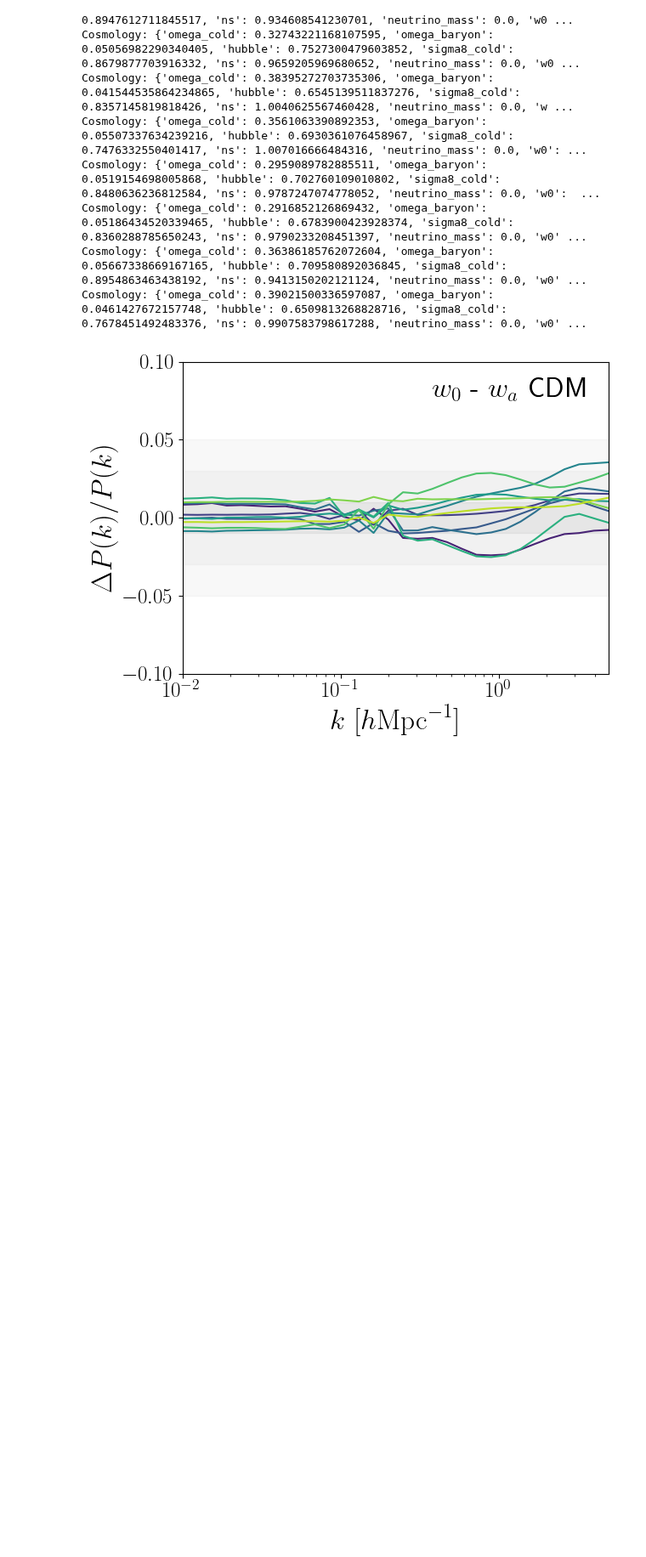
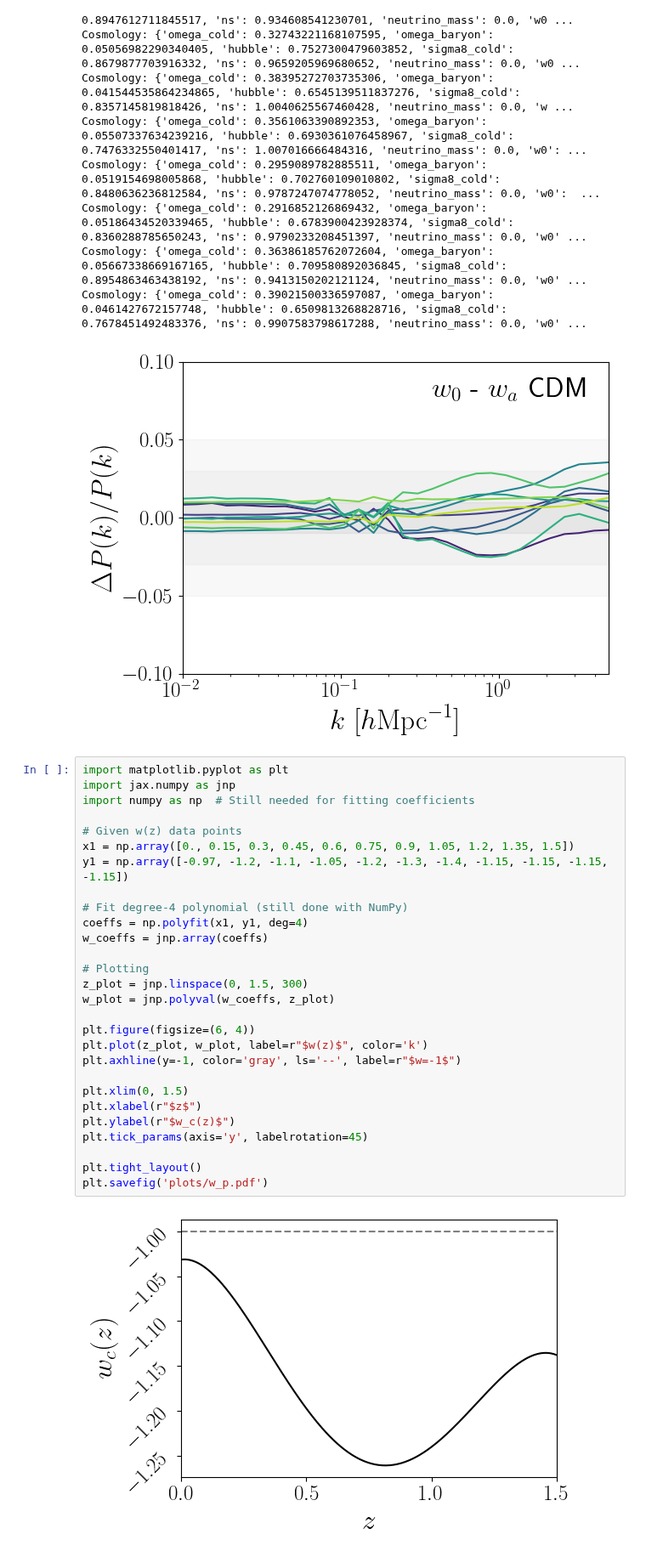
Before and after one commit to pltaylor16/odd_emu, a Jupyter notebook: bacco/results_bacco.ipynb, the cells around one changed output. Shown at 85% size. Cells and saved outputs as stored; diff of their text form; blank space fills up the shorter version.

```diff
--- a/bacco/results_bacco.ipynb
+++ b/bacco/results_bacco.ipynb
@@ -587,3 +588,33 @@ Cosmology: {'omega_cold': 0.2916852126869432, 'omega_baryon': 0.0518643452033946
 Cosmology: {'omega_cold': 0.36386185762072604, 'omega_baryon': 0.05667338669167165, 'hubble': 0.709580892036845, 'sigma8_cold': 0.8954863463438192, 'ns': 0.9413150202121124, 'neutrino_mass': 0.0, 'w0' ...
 Cosmology: {'omega_cold': 0.39021500336597087, 'omega_baryon': 0.0461427672157748, 'hubble': 0.6509813268828716, 'sigma8_cold': 0.7678451492483376, 'ns': 0.9907583798617288, 'neutrino_mass': 0.0, 'w0' ...
 [figure]
+# %%
+import matplotlib.pyplot as plt
+import jax.numpy as jnp
+import numpy as np  # Still needed for fitting coefficients
+
+# Given w(z) data points
+x1 = np.array([0., 0.15, 0.3, 0.45, 0.6, 0.75, 0.9, 1.05, 1.2, 1.35, 1.5])
+y1 = np.array([-0.97, -1.2, -1.1, -1.05, -1.2, -1.3, -1.4, -1.15, -1.15, -1.15, -1.15])
+
+# Fit degree-4 polynomial (still done with NumPy)
+coeffs = np.polyfit(x1, y1, deg=4)
+w_coeffs = jnp.array(coeffs)
+
+# Plotting
+z_plot = jnp.linspace(0, 1.5, 300)
+w_plot = jnp.polyval(w_coeffs, z_plot)
+
+plt.figure(figsize=(6, 4))
+plt.plot(z_plot, w_plot, label=r"$w(z)$", color='k')
+plt.axhline(y=-1, color='gray', ls='--', label=r"$w=-1$")
+
+plt.xlim(0, 1.5)
+plt.xlabel(r"$z$")
+plt.ylabel(r"$w_c(z)$")
+plt.tick_params(axis='y', labelrotation=45)
+
+plt.tight_layout()
+plt.savefig('plots/w_p.pdf')
+# %% [output]
+[figure, added]
```
Also changed, not shown: parts of 2 cells of this notebook.
